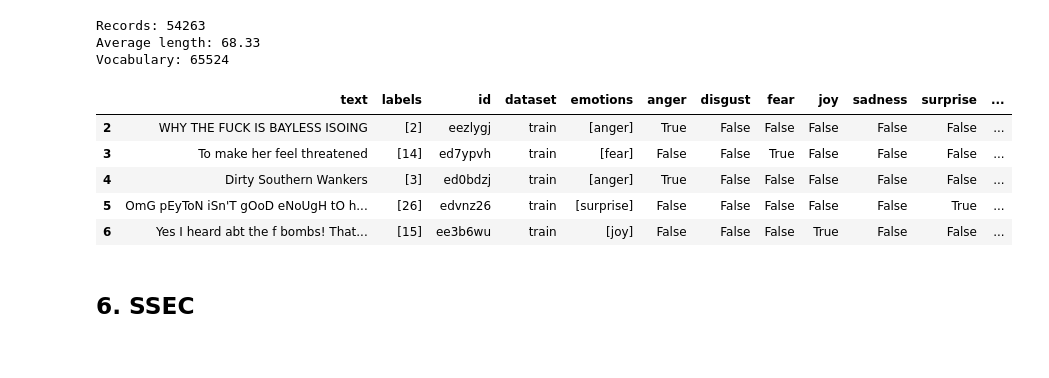
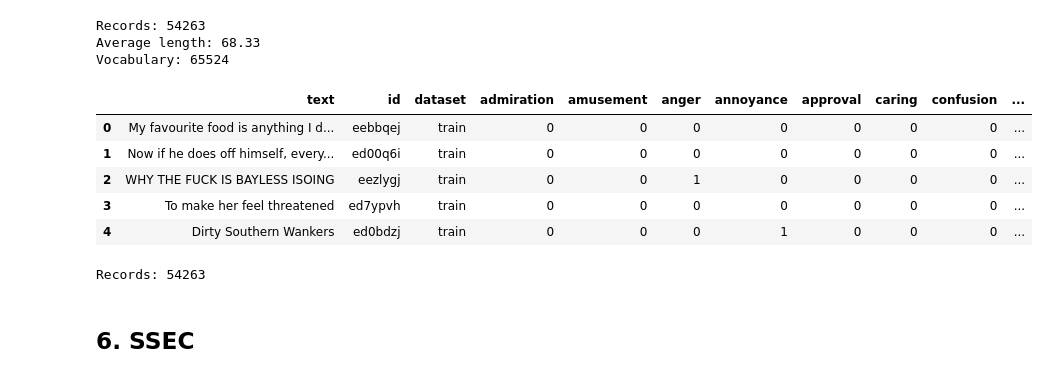
Before and after one commit to isom-ds/generative-reference-shot, a Jupyter notebook: 100_datasets.ipynb, the cells around one changed output. Saved outputs shown, nothing was run; the diff lists cells and outputs as text; code cells hidden in the pictures.

Commit message:
recreated separate datasets

```diff
--- a/100_datasets.ipynb
+++ b/100_datasets.ipynb
@@ -255,44 +269,61 @@ taxonomy_ekman = list(mapping.keys())
 
 # Mapping function
 def labelEncoding(
     input: pd.DataFrame
     ) -> pd.DataFrame:
 
     df = input
 
     # Defining a function that maps each index to emotion labels
     def idx2class(idx_list):
         arr = []
         for i in idx_list:
             taxonomy_value = taxonomy[int(i)]
             ekman_value = [k for k, v in mapping.items() if taxonomy_value in v][0]
             arr.append(ekman_value)
         return arr
 
+    def idx2class_full(idx_list):
+        arr_full = []
+        for i in idx_list:
+            taxonomy_value = taxonomy[int(i)]
+            arr_full.append(taxonomy_value)
+        return arr_full
+
     # Applying the function
+    df['emotions_full'] = df['labels'].apply(idx2class_full)
     df['emotions'] = df['labels'].apply(idx2class)
 
     # OneHot encoding for multi-label classification
+    for emo in taxonomy:
+        df[emo] = np.zeros((len(df),1))
+        df[emo] = df['emotions_full'].apply(lambda x: 1 if emo in x else 0)
     for emo in taxonomy_ekman:
-        df[emo] = np.zeros((len(df),1))
-        df[emo] = df['emotions'].apply(lambda x: True if emo in x else False)
+        df['primary_' + emo] = np.zeros((len(df),1))
+        df['primary_' + emo] = df['emotions'].apply(lambda x: 1 if emo in x else 0)
+    for emo in taxonomy_ekman:
+        df['secondary_' + emo] = np.zeros((len(df),1))
+        df['secondary_' + emo] = df['emotions'].apply(lambda x: 1 if emo in x else 0)
 
     # Keeping only necessary columns
-    #df = df.drop(['labels', 'emotions', 'neutral'], axis=1)
-    df = df.loc[df[['anger', 'disgust', 'fear', 'joy', 'sadness', 'surprise']].sum(axis=1) != 0]
+    df = df.drop(columns=['labels', 'emotions_full', 'emotions'], axis=1)
 
     return df
 
 # Encode
-df_goemotions = labelEncoding(df_goemotions)
+df_goemotions = labelEncoding(df_goemotions).reset_index(drop=True)
 df_goemotions.head()
 # %% [output]
-|  | text | labels | id | dataset | emotions | anger | disgust | fear | joy | sadness | surprise | ... |
-| 2 | WHY THE FUCK IS BAYLESS ISOING | [2] | eezlygj | train | [anger] | True | False | False | False | False | False | ... |
-| 3 | To make her feel threatened | [14] | ed7ypvh | train | [fear] | False | False | True | False | False | False | ... |
-| 4 | Dirty Southern Wankers | [3] | ed0bdzj | train | [anger] | True | False | False | False | False | False | ... |
-| 5 | OmG pEyToN iSn'T gOoD eNoUgH tO h... | [26] | edvnz26 | train | [surprise] | False | False | False | False | False | True | ... |
-| 6 | Yes I heard abt the f bombs! That... | [15] | ee3b6wu | train | [joy] | False | False | False | True | False | False | ... |
+|  | text | id | dataset | admiration | amusement | anger | annoyance | approval | caring | confusion | ... |
+| 0 | My favourite food is anything I d... | eebbqej | train | 0 | 0 | 0 | 0 | 0 | 0 | 0 | ... |
+| 1 | Now if he does off himself, every... | ed00q6i | train | 0 | 0 | 0 | 0 | 0 | 0 | 0 | ... |
+| 2 | WHY THE FUCK IS BAYLESS ISOING | eezlygj | train | 0 | 0 | 1 | 0 | 0 | 0 | 0 | ... |
+| 3 | To make her feel threatened | ed7ypvh | train | 0 | 0 | 0 | 0 | 0 | 0 | 0 | ... |
+| 4 | Dirty Southern Wankers | ed0bdzj | train | 0 | 0 | 0 | 1 | 0 | 0 | 0 | ... |
+# %%
+print(f"Records: {len(df_goemotions)}")
+# %% [output]
+Records: 54263
 # %% [markdown]
 ## 6. SSEC
 # %%
```
Also changed, not shown: parts of 24 cells of this notebook, 30 other files.
